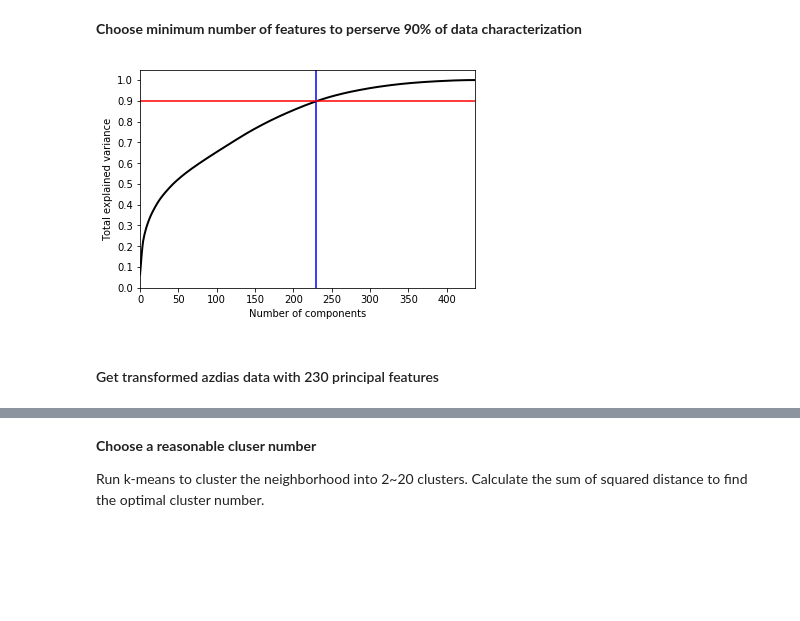
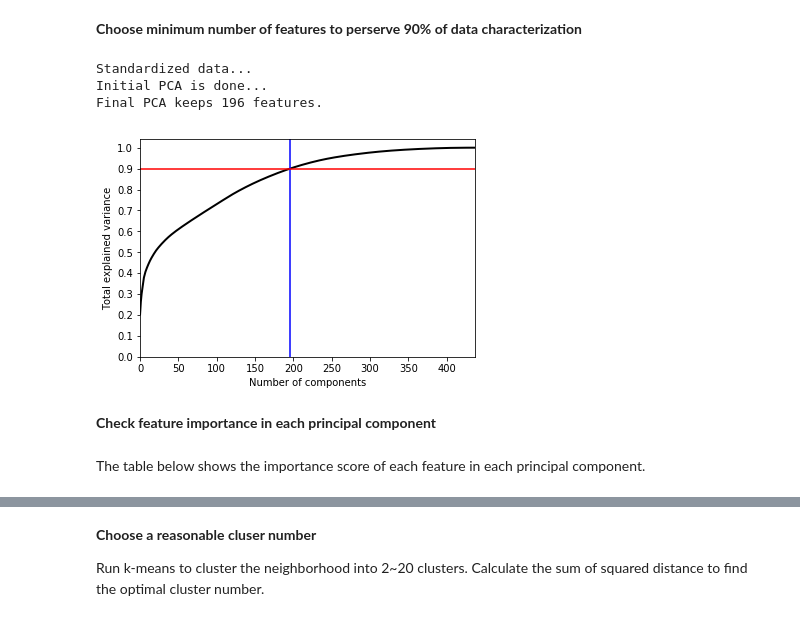
Before and after one commit to texcindy99/Arvato_Customer_Segmentation_Project, a Jupyter notebook: Arvato Project Workbook.ipynb, the cells around one changed output, grey strips where cells are left out. Saved outputs shown, nothing was run; the diff lists cells and outputs as text; code cells hidden in the pictures; blank space fills up the shorter version.

```diff
--- a/Arvato Project Workbook.ipynb
+++ b/Arvato Project Workbook.ipynb
@@ -31,2 +48,0 @@ ModuleNotFoundError: No module named 'xgboost'
-# %%
-model = xgb.XGBRegressor()
@@ -346,17 +374,2 @@ Standardized data...
 # %% [markdown]
 **Choose minimum number of features to perserve 90% of data characterization**
-# %%
-# Plot PCA results
-plt.figure(figsize=(6,4))
-plt.plot(np.cumsum(pca.explained_variance_ratio_), color='k', lw=2)
-plt.xlabel('Number of components')
-plt.ylabel('Total explained variance')
-plt.xlim(0, 437)
-plt.yticks(np.arange(0, 1.1, 0.1))
-plt.axvline(230, c='b')
-plt.axhline(0.9, c='r')
-plt.show();
-# %% [output]
-[figure, removed]
-# %% [markdown]
-#### Get transformed azdias data with 230 principal features
@@ -368,0 +376,10 @@ azdias_principal= pd.DataFrame(data = principalComponents)
+# %%
+# Perform PCA on azdias
+azdias_pca, num_pca, pca = choose_principal_components(azd, percent=0.9)
+# %% [output]
+Standardized data...
+Initial PCA is done...
+Final PCA keeps 196 features.
+[figure, added]
+# %% [markdown]
+**Check feature importance in each principal component**
@@ -368,0 +425,2 @@ azdias_principal= pd.DataFrame(data = principalComponents)
+# %% [markdown]
+The table below shows the importance score of each feature in each principal component.
```
Also changed, not shown: parts of 114 cells of this notebook.
